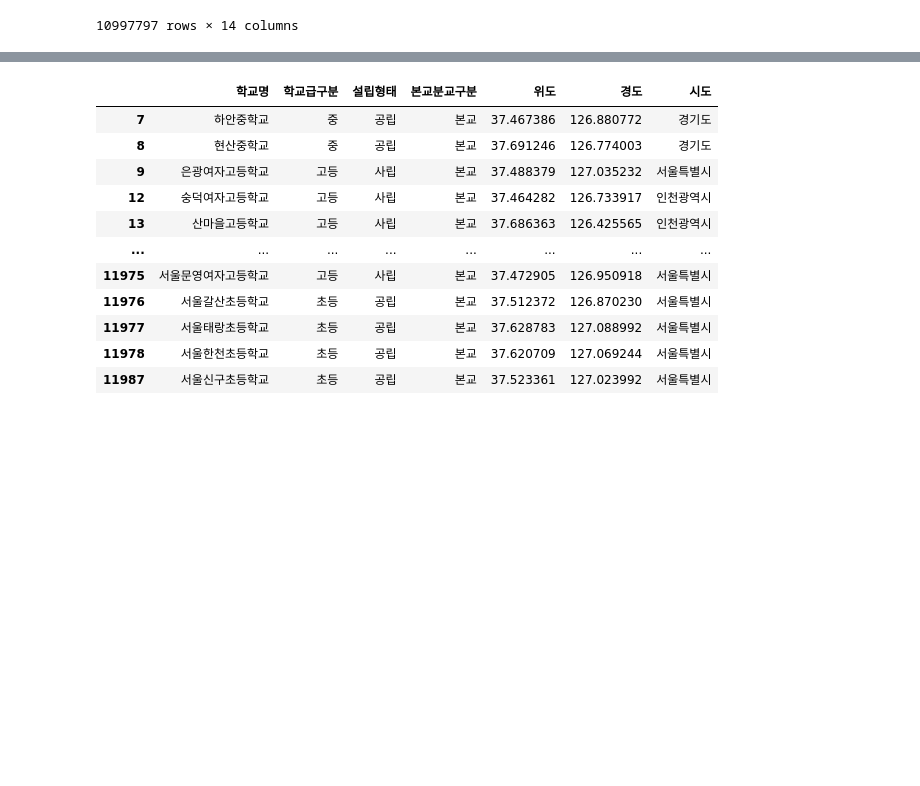
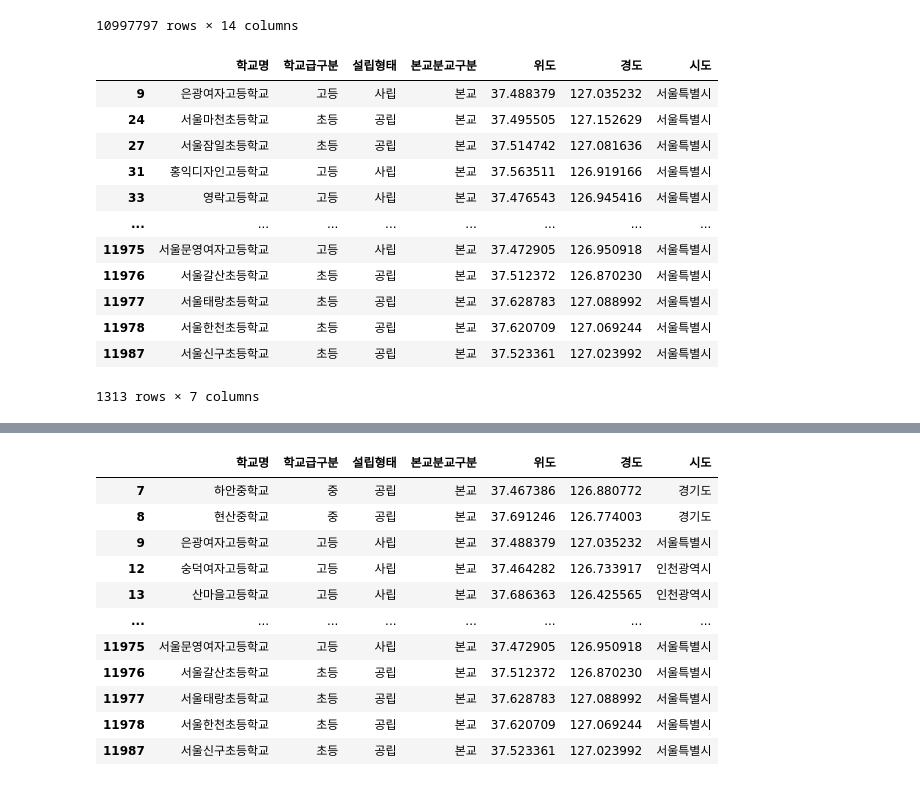
Before and after one commit to jiboo01/Real-Estate-Data-Analysis, a Jupyter notebook: 수도권_동별 Clustering 공시지가 copy.ipynb, the cells around one changed output, grey strips where cells are left out. Drawn from its saved outputs; the diff is of its cells as text; code cells hidden in the pictures; blank space fills up the shorter version.

```diff
--- a/수도권_동별 Clustering 공시지가 copy.ipynb
+++ b/수도권_동별 Clustering 공시지가 copy.ipynb
@@ -290,0 +274,16 @@ main_name = main_name.drop_duplicates()
+# %%
+school[school['시도']=='서울특별시']
+# %% [output]
+|  | 학교명 | 학교급구분 | 설립형태 | 본교분교구분 | 위도 | 경도 | 시도 |
+| 9 | 은광여자고등학교 | 고등 | 사립 | 본교 | 37.488379 | 127.035232 | 서울특별시 |
+| 24 | 서울마천초등학교 | 초등 | 공립 | 본교 | 37.495505 | 127.152629 | 서울특별시 |
+| 27 | 서울잠일초등학교 | 초등 | 공립 | 본교 | 37.514742 | 127.081636 | 서울특별시 |
+| 31 | 홍익디자인고등학교 | 고등 | 사립 | 본교 | 37.563511 | 126.919166 | 서울특별시 |
+| 33 | 영락고등학교 | 고등 | 사립 | 본교 | 37.476543 | 126.945416 | 서울특별시 |
+| ... | ... | ... | ... | ... | ... | ... | ... |
+| 11975 | 서울문영여자고등학교 | 고등 | 사립 | 본교 | 37.472905 | 126.950918 | 서울특별시 |
+| 11976 | 서울갈산초등학교 | 초등 | 공립 | 본교 | 37.512372 | 126.870230 | 서울특별시 |
+| 11977 | 서울태랑초등학교 | 초등 | 공립 | 본교 | 37.628783 | 127.088992 | 서울특별시 |
+| 11978 | 서울한천초등학교 | 초등 | 공립 | 본교 | 37.620709 | 127.069244 | 서울특별시 |
+| 11987 | 서울신구초등학교 | 초등 | 공립 | 본교 | 37.523361 | 127.023992 | 서울특별시 |
+1313 rows × 7 columns
```
Also changed, not shown: parts of 22 cells of this notebook.
